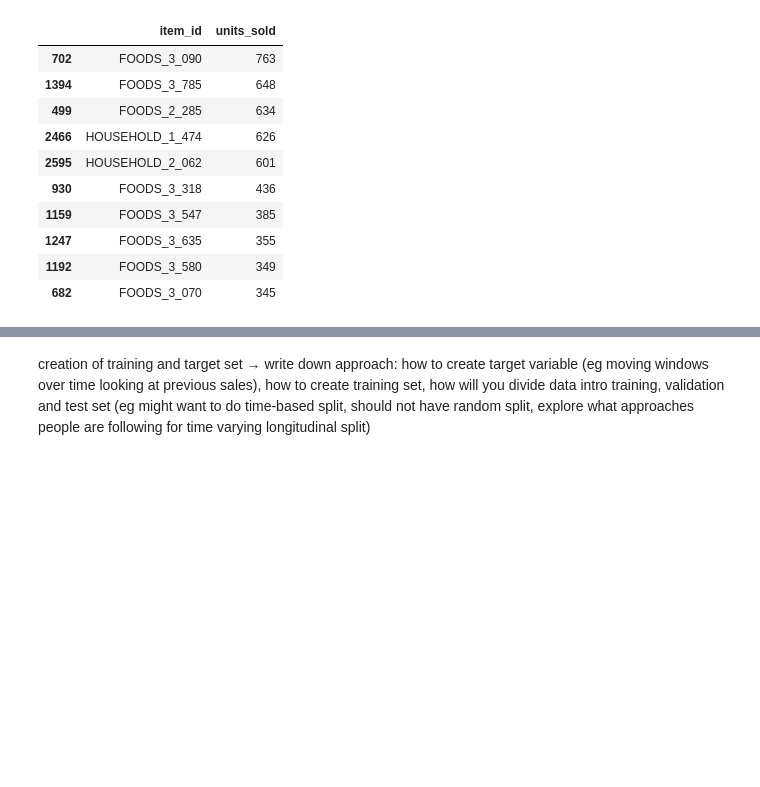
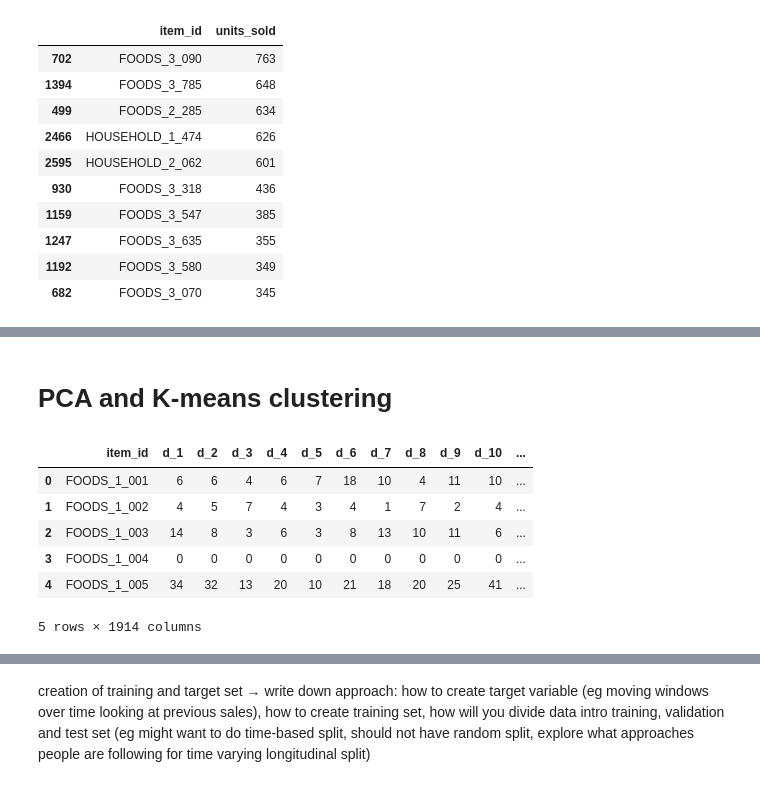
Before and after one commit to atabas/M5-Forecasting-Accuracy, a Jupyter notebook: 1-EDA.ipynb, the cells around one changed output, grey strips where cells are left out. Cells and saved outputs as stored; diff of their text form; code cells hidden in the pictures; blank space fills up the shorter version.

Commit message:
PCA + Clustering WIP

```diff
--- a/1-EDA.ipynb
+++ b/1-EDA.ipynb
@@ -916,0 +913,15 @@ for item in ax.get_xticklabels():
+# %% [markdown]
+# PCA and K-means clustering
+# %%
+d_colnames
+daily_sales_per_product = sales_train_validation_data[['item_id']+ d_colnames] \
+                    .groupby('item_id').sum().reset_index()
+daily_sales_per_product.head()
+# %% [output]
+|  | item_id | d_1 | d_2 | d_3 | d_4 | d_5 | d_6 | d_7 | d_8 | d_9 | d_10 | ... |
+| 0 | FOODS_1_001 | 6 | 6 | 4 | 6 | 7 | 18 | 10 | 4 | 11 | 10 | ... |
+| 1 | FOODS_1_002 | 4 | 5 | 7 | 4 | 3 | 4 | 1 | 7 | 2 | 4 | ... |
+| 2 | FOODS_1_003 | 14 | 8 | 3 | 6 | 3 | 8 | 13 | 10 | 11 | 6 | ... |
+| 3 | FOODS_1_004 | 0 | 0 | 0 | 0 | 0 | 0 | 0 | 0 | 0 | 0 | ... |
+| 4 | FOODS_1_005 | 34 | 32 | 13 | 20 | 10 | 21 | 18 | 20 | 25 | 41 | ... |
+5 rows × 1914 columns
```
Also changed, not shown: parts of 29 cells of this notebook.
